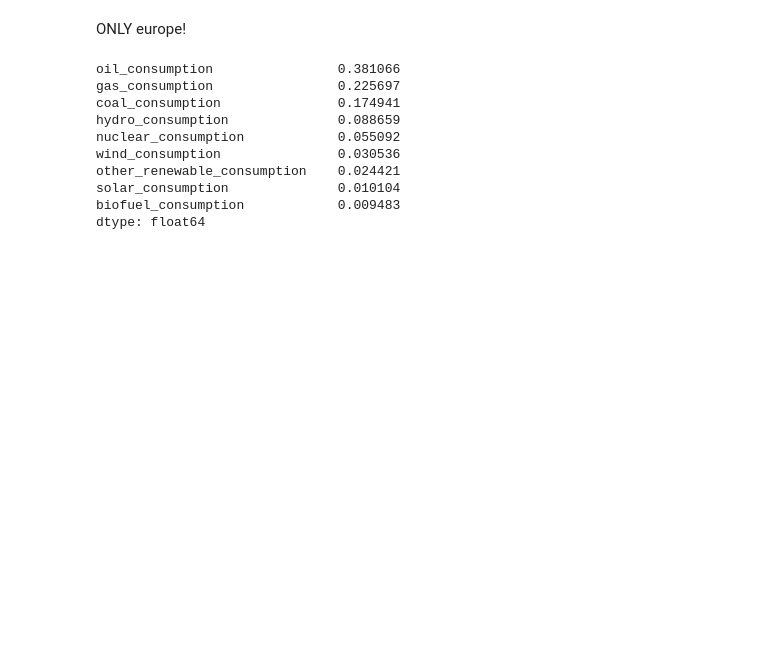
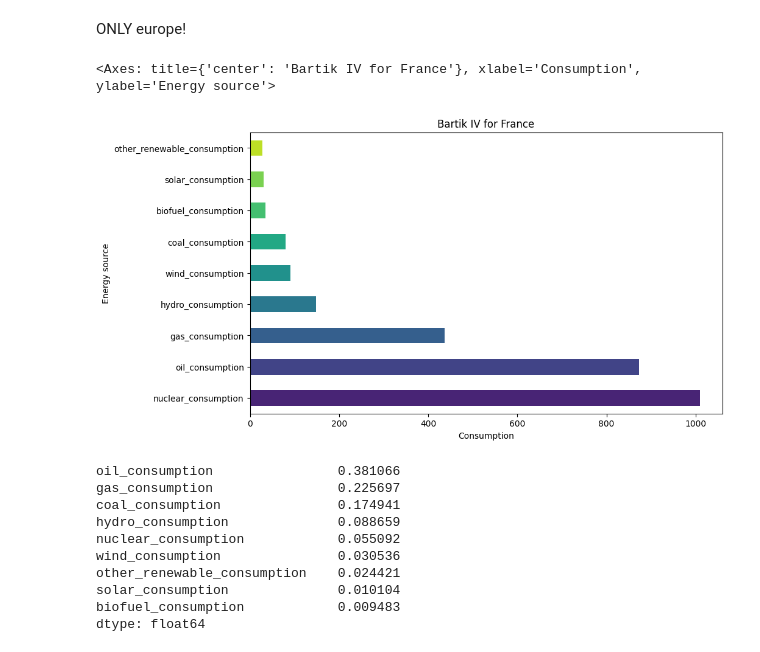
Before and after one commit to JeanLucaSchindler/CAPSTONE, a Jupyter notebook: Design/bartikIV.ipynb, the cells around one changed output. Drawn from its saved outputs; the diff is of its cells as text; code cells hidden in the pictures; blank space fills up the shorter version.

Commit message:
finished first draft of bartik IV

```diff
--- a/Design/bartikIV.ipynb
+++ b/Design/bartikIV.ipynb
@@ -32,0 +32,13 @@ share = share.div(share.sum(axis=1), axis=0)
+# %%
+country = 'France'
+share.loc[country].sort_values(ascending=False).plot(
+    kind='barh',
+    title=f'Bartik IV for {country}',
+    xlabel='Consumption',
+    ylabel='Energy source',
+    figsize=(10, 6),
+    color=sns.color_palette("viridis", len(share.columns))
+)
+# %% [output]
+<Axes: title={'center': 'Bartik IV for France'}, xlabel='Consumption', ylabel='Energy source'>
+[figure, added]
```
Also changed, not shown: parts of 5 cells of this notebook, 7 other files.
